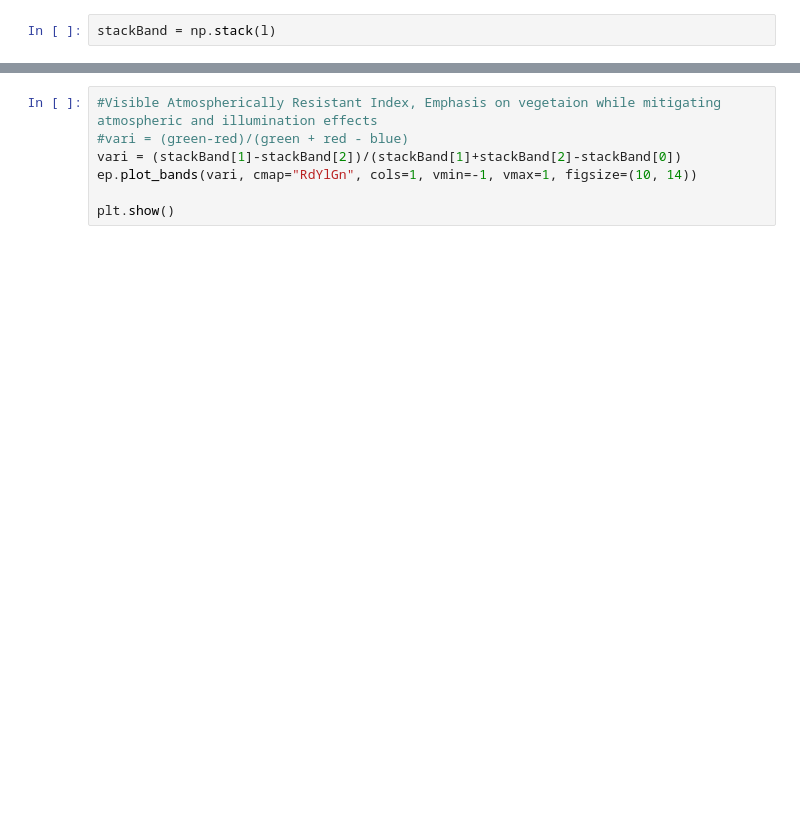
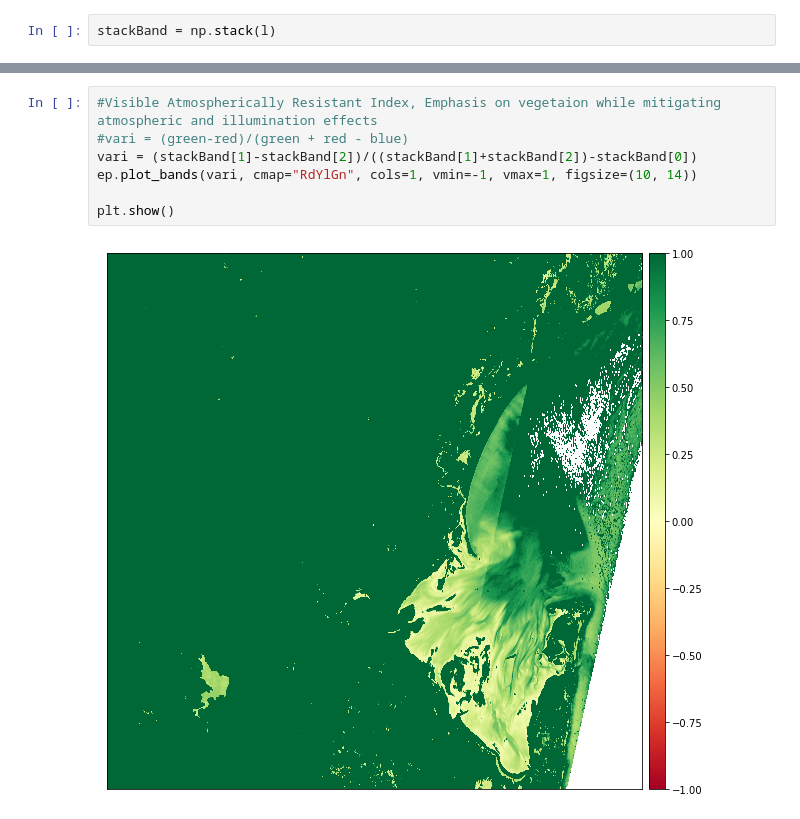
Before and after one commit to bright-aimable/teambright-aimable, a Jupyter notebook: ImageryExplorationMozambique.ipynb, the cells around one changed output, grey strips where cells are left out. Cells and saved outputs as stored; diff of their text form; blank space fills up the shorter version.

```diff
--- a/ImageryExplorationMozambique.ipynb
+++ b/ImageryExplorationMozambique.ipynb
@@ -59,7 +62,9 @@ plt.show()
 # %%
 #Visible Atmospherically Resistant Index, Emphasis on vegetaion while mitigating atmospheric and illumination effects
 #vari = (green-red)/(green + red - blue)
-vari = (stackBand[1]-stackBand[2])/(stackBand[1]+stackBand[2]-stackBand[0])
+vari = (stackBand[1]-stackBand[2])/((stackBand[1]+stackBand[2])-stackBand[0])
 ep.plot_bands(vari, cmap="RdYlGn", cols=1, vmin=-1, vmax=1, figsize=(10, 14))
 
 plt.show()
+# %% [output]
+[figure, added]
```
Also changed, not shown: parts of 14 cells of this notebook.
